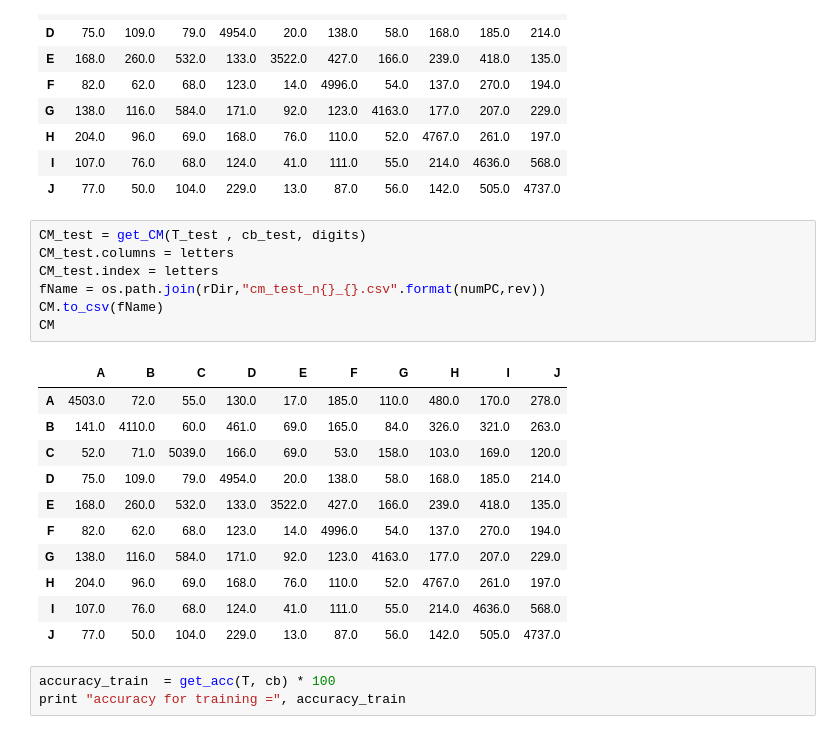
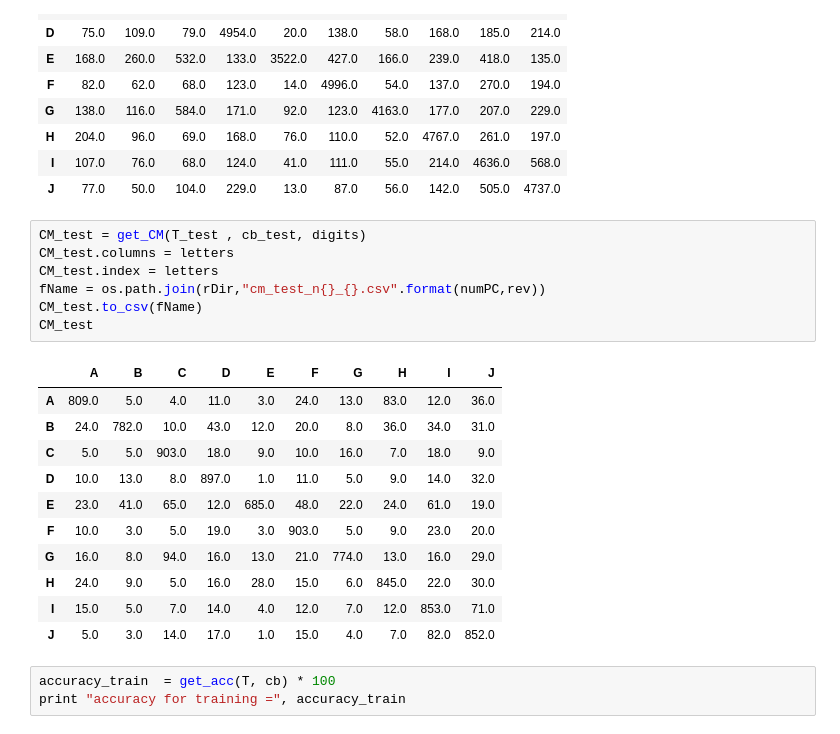
Before and after one commit to teambengio/finalproject, a Jupyter notebook: finalproject-L.ipynb, the cells around one changed output. Drawn from its saved outputs; the diff is of its cells as text.

Commit message:
Fixed the confusion matrix for test

```diff
--- a/finalproject-L.ipynb
+++ b/finalproject-L.ipynb
@@ -723,22 +734,22 @@ CM
 # %%
 CM_test = get_CM(T_test , cb_test, digits)
 CM_test.columns = letters
 CM_test.index = letters
 fName = os.path.join(rDir,"cm_test_n{}_{}.csv".format(numPC,rev))
-CM.to_csv(fName)
-CM
+CM_test.to_csv(fName)
+CM_test
 # %% [output]
 |  | A | B | C | D | E | F | G | H | I | J |
-| A | 4503.0 | 72.0 | 55.0 | 130.0 | 17.0 | 185.0 | 110.0 | 480.0 | 170.0 | 278.0 |
-| B | 141.0 | 4110.0 | 60.0 | 461.0 | 69.0 | 165.0 | 84.0 | 326.0 | 321.0 | 263.0 |
-| C | 52.0 | 71.0 | 5039.0 | 166.0 | 69.0 | 53.0 | 158.0 | 103.0 | 169.0 | 120.0 |
-| D | 75.0 | 109.0 | 79.0 | 4954.0 | 20.0 | 138.0 | 58.0 | 168.0 | 185.0 | 214.0 |
-| E | 168.0 | 260.0 | 532.0 | 133.0 | 3522.0 | 427.0 | 166.0 | 239.0 | 418.0 | 135.0 |
-| F | 82.0 | 62.0 | 68.0 | 123.0 | 14.0 | 4996.0 | 54.0 | 137.0 | 270.0 | 194.0 |
-| G | 138.0 | 116.0 | 584.0 | 171.0 | 92.0 | 123.0 | 4163.0 | 177.0 | 207.0 | 229.0 |
-| H | 204.0 | 96.0 | 69.0 | 168.0 | 76.0 | 110.0 | 52.0 | 4767.0 | 261.0 | 197.0 |
-| I | 107.0 | 76.0 | 68.0 | 124.0 | 41.0 | 111.0 | 55.0 | 214.0 | 4636.0 | 568.0 |
-| J | 77.0 | 50.0 | 104.0 | 229.0 | 13.0 | 87.0 | 56.0 | 142.0 | 505.0 | 4737.0 |
+| A | 809.0 | 5.0 | 4.0 | 11.0 | 3.0 | 24.0 | 13.0 | 83.0 | 12.0 | 36.0 |
+| B | 24.0 | 782.0 | 10.0 | 43.0 | 12.0 | 20.0 | 8.0 | 36.0 | 34.0 | 31.0 |
+| C | 5.0 | 5.0 | 903.0 | 18.0 | 9.0 | 10.0 | 16.0 | 7.0 | 18.0 | 9.0 |
+| D | 10.0 | 13.0 | 8.0 | 897.0 | 1.0 | 11.0 | 5.0 | 9.0 | 14.0 | 32.0 |
+| E | 23.0 | 41.0 | 65.0 | 12.0 | 685.0 | 48.0 | 22.0 | 24.0 | 61.0 | 19.0 |
+| F | 10.0 | 3.0 | 5.0 | 19.0 | 3.0 | 903.0 | 5.0 | 9.0 | 23.0 | 20.0 |
+| G | 16.0 | 8.0 | 94.0 | 16.0 | 13.0 | 21.0 | 774.0 | 13.0 | 16.0 | 29.0 |
+| H | 24.0 | 9.0 | 5.0 | 16.0 | 28.0 | 15.0 | 6.0 | 845.0 | 22.0 | 30.0 |
+| I | 15.0 | 5.0 | 7.0 | 14.0 | 4.0 | 12.0 | 7.0 | 12.0 | 853.0 | 71.0 |
+| J | 5.0 | 3.0 | 14.0 | 17.0 | 1.0 | 15.0 | 4.0 | 7.0 | 82.0 | 852.0 |
 # %%
 accuracy_train  = get_acc(T, cb) * 100
 print "accuracy for training =", accuracy_train
```
Also changed, not shown: parts of 4 cells of this notebook.
